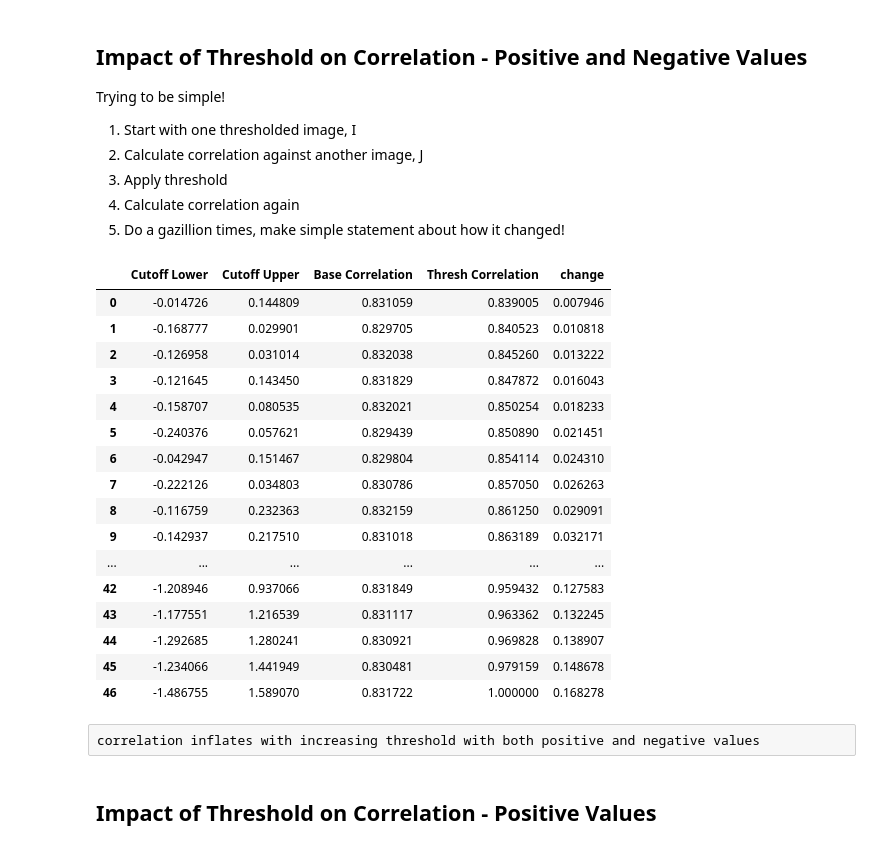
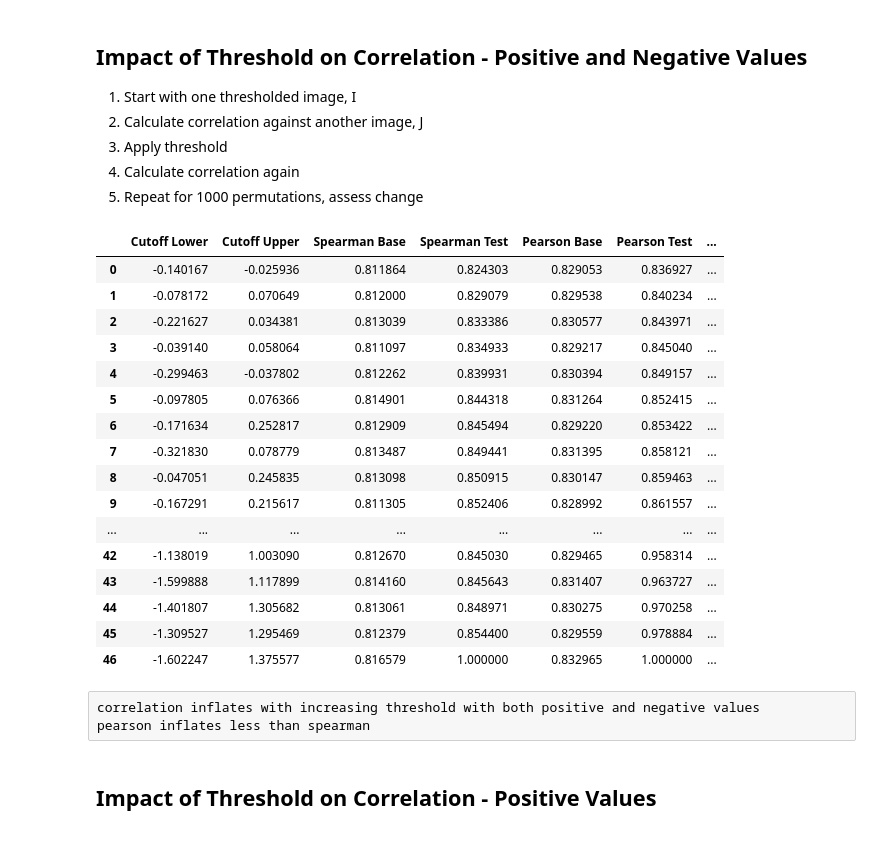
Before and after one commit to nagyistge/brainmeta, a Jupyter notebook: image_comparison/notebook/correlation_thresholding.ipynb, the cells around one changed output. Saved outputs shown, nothing was run; the diff lists cells and outputs as text; code cells hidden in the pictures.

```diff
--- a/image_comparison/notebook/correlation_thresholding.ipynb
+++ b/image_comparison/notebook/correlation_thresholding.ipynb
@@ -9,68 +8,80 @@ from scipy.stats import spearmanr
 # %% [markdown]
 ## Impact of Threshold on Correlation - Positive and Negative Values
-Trying to be simple!
 
  1. Start with one thresholded image, I
  2. Calculate correlation against another image, J
  3. Apply threshold
  4. Calculate correlation again
- 5. Do a gazillion times, make simple statement about how it changed!
+ 5. Repeat for 1000 permutations, assess change
 # %%
 nruns=1000
 
 # Threshold cutoff percentages
 thresholds = range(53,100)
 
 # Here we will save the averages
-correlations = pandas.DataFrame(columns=["Cutoff Lower","Cutoff Upper","Base Correlation","Thresh Correlation"])
+correlations = pandas.DataFrame(columns=["Cutoff Lower","Cutoff Upper","Spearman Base","Spearman Test","Pearson Base","Pearson Test","Pearson WRS P-Value","Spearman WRS P-Value"])
 
 for t in range(0,len(thresholds)):
 
     thresh = thresholds[t]
 
     # Will hold original correlation, thresholded correlation
-    corrs=pandas.DataFrame(columns=["No Threshold","Threshold"])
+    corrs=pandas.DataFrame(columns=["Spearman Base","Spearman Test","Pearson Base","Pearson Test"])
     for run in range(nruns):
         img1 = numpy.random.randn(100)*1.0
         # Add 40% noise
         img2 = (img1*0.6) + (0.4*numpy.random.randn(100)*1.0)
         # Threshold image 2
         cutoff_top = scipy.stats.scoreatpercentile(img2,thresh)
         cutoff_bot = scipy.stats.scoreatpercentile(img2,(100-thresh))
         mask = numpy.logical_or(img2>cutoff_top,img2<cutoff_bot)
-        # Base case - no thresholding of image 2
-        tno = numpy.corrcoef(img1,img2)[0,1]
+        # Base cases - no thresholding of image 2
+        spearman_base = spearmanr(img1,img2)[0]
+        pearson_base = pearsonr(img1,img2)[0]
         # Comparison case - thresholding applied
-        tyes = numpy.corrcoef(img1[mask],img2[mask])[0,1]
-        corrs.loc[run] = [tno,tyes]
-    correlations.loc[t] = [cutoff_bot,cutoff_top] + corrs.mean().tolist()
+        spearman_test = spearmanr(img1[mask],img2[mask])[0]
+        pearson_test = pearsonr(img1[mask],img2[mask])[0]
+        corrs.loc[run] = [spearman_base,spearman_test,pearson_base,pearson_test]
+    # Use Wilcox Rank Sum test to determine if distributions different
+    pearson_pval = scipy.stats.ranksums(corrs["Spearman Base"], corrs["Spearman Test"])[1]
+    spearman_pval = scipy.stats.ranksums(corrs["Pearson Base"], corrs["Pearson Test"])[1]
+    correlations.loc[t] = [cutoff_bot,cutoff_top] + corrs.mean().tolist() + [pearson_pval,spearman_pval]
 
 # Take absolute value, we just want to know if larger or smaller number
-correlations["Base Correlation"] = correlations["Base Correlation"].abs()
-correlations["Thresh Correlation"] = correlations["Thresh Correlation"].abs()
-change = correlations["Thresh Correlation"] - correlations["Base Correlation"]
-correlations["change"] = change
+correlations[["Spearman Base","Spearman Test","Pearson Base","Pearson Test"]] = correlations[["Spearman Base","Spearman Test","Pearson Base","Pearson Test"]].abs()
+# Calculate overall changes
+pearson_change = correlations["Pearson Test"] - correlations["Pearson Base"]
+spearman_change = correlations["Spearman Test"] - correlations["Spearman Base"]
+correlations["Spearman Change"] = spearman_change
+correlations["Pearson Change"] = pearson_change
+# Finally, correct for multiple comparisons
+reject,pearson_corrected = fdr_correction(correlations["Pearson WRS P-Value"], alpha=0.001, method='indep')
+reject,spearman_corrected = fdr_correction(correlations["Pearson WRS P-Value"], alpha=0.001, method='indep')
+correlations["Spearman WRS FDR"] = spearman_corrected
+correlations["Pearson WRS FDR"] = pearson_corrected
 correlations
 # %% [output]
-|  | Cutoff Lower | Cutoff Upper | Base Correlation | Thresh Correlation | change |
-| 0 | -0.014726 | 0.144809 | 0.831059 | 0.839005 | 0.007946 |
-| 1 | -0.168777 | 0.029901 | 0.829705 | 0.840523 | 0.010818 |
-| 2 | -0.126958 | 0.031014 | 0.832038 | 0.845260 | 0.013222 |
-| 3 | -0.121645 | 0.143450 | 0.831829 | 0.847872 | 0.016043 |
-| 4 | -0.158707 | 0.080535 | 0.832021 | 0.850254 | 0.018233 |
-| 5 | -0.240376 | 0.057621 | 0.829439 | 0.850890 | 0.021451 |
-| 6 | -0.042947 | 0.151467 | 0.829804 | 0.854114 | 0.024310 |
-| 7 | -0.222126 | 0.034803 | 0.830786 | 0.857050 | 0.026263 |
-| 8 | -0.116759 | 0.232363 | 0.832159 | 0.861250 | 0.029091 |
-| 9 | -0.142937 | 0.217510 | 0.831018 | 0.863189 | 0.032171 |
-| ... | ... | ... | ... | ... | ... |
-| 42 | -1.208946 | 0.937066 | 0.831849 | 0.959432 | 0.127583 |
-| 43 | -1.177551 | 1.216539 | 0.831117 | 0.963362 | 0.132245 |
-| 44 | -1.292685 | 1.280241 | 0.830921 | 0.969828 | 0.138907 |
-| 45 | -1.234066 | 1.441949 | 0.830481 | 0.979159 | 0.148678 |
-| 46 | -1.486755 | 1.589070 | 0.831722 | 1.000000 | 0.168278 |
+|  | Cutoff Lower | Cutoff Upper | Spearman Base | Spearman Test | Pearson Base | Pearson Test | ... |
+| 0 | -0.140167 | -0.025936 | 0.811864 | 0.824303 | 0.829053 | 0.836927 | ... |
+| 1 | -0.078172 | 0.070649 | 0.812000 | 0.829079 | 0.829538 | 0.840234 | ... |
+| 2 | -0.221627 | 0.034381 | 0.813039 | 0.833386 | 0.830577 | 0.843971 | ... |
+| 3 | -0.039140 | 0.058064 | 0.811097 | 0.834933 | 0.829217 | 0.845040 | ... |
+| 4 | -0.299463 | -0.037802 | 0.812262 | 0.839931 | 0.830394 | 0.849157 | ... |
+| 5 | -0.097805 | 0.076366 | 0.814901 | 0.844318 | 0.831264 | 0.852415 | ... |
+| 6 | -0.171634 | 0.252817 | 0.812909 | 0.845494 | 0.829220 | 0.853422 | ... |
+| 7 | -0.321830 | 0.078779 | 0.813487 | 0.849441 | 0.831395 | 0.858121 | ... |
+| 8 | -0.047051 | 0.245835 | 0.813098 | 0.850915 | 0.830147 | 0.859463 | ... |
+| 9 | -0.167291 | 0.215617 | 0.811305 | 0.852406 | 0.828992 | 0.861557 | ... |
+| ... | ... | ... | ... | ... | ... | ... | ... |
+| 42 | -1.138019 | 1.003090 | 0.812670 | 0.845030 | 0.829465 | 0.958314 | ... |
+| 43 | -1.599888 | 1.117899 | 0.814160 | 0.845643 | 0.831407 | 0.963727 | ... |
+| 44 | -1.401807 | 1.305682 | 0.813061 | 0.848971 | 0.830275 | 0.970258 | ... |
+| 45 | -1.309527 | 1.295469 | 0.812379 | 0.854400 | 0.829559 | 0.978884 | ... |
+| 46 | -1.602247 | 1.375577 | 0.816579 | 1.000000 | 0.832965 | 1.000000 | ... |
 # %% [raw]
 correlation inflates with increasing threshold with both positive and negative values
+pearson inflates less than spearman
 # %% [markdown]
 ## Impact of Threshold on Correlation - Positive Values
 # %%
```
Also changed, not shown: parts of 5 cells of this notebook.
